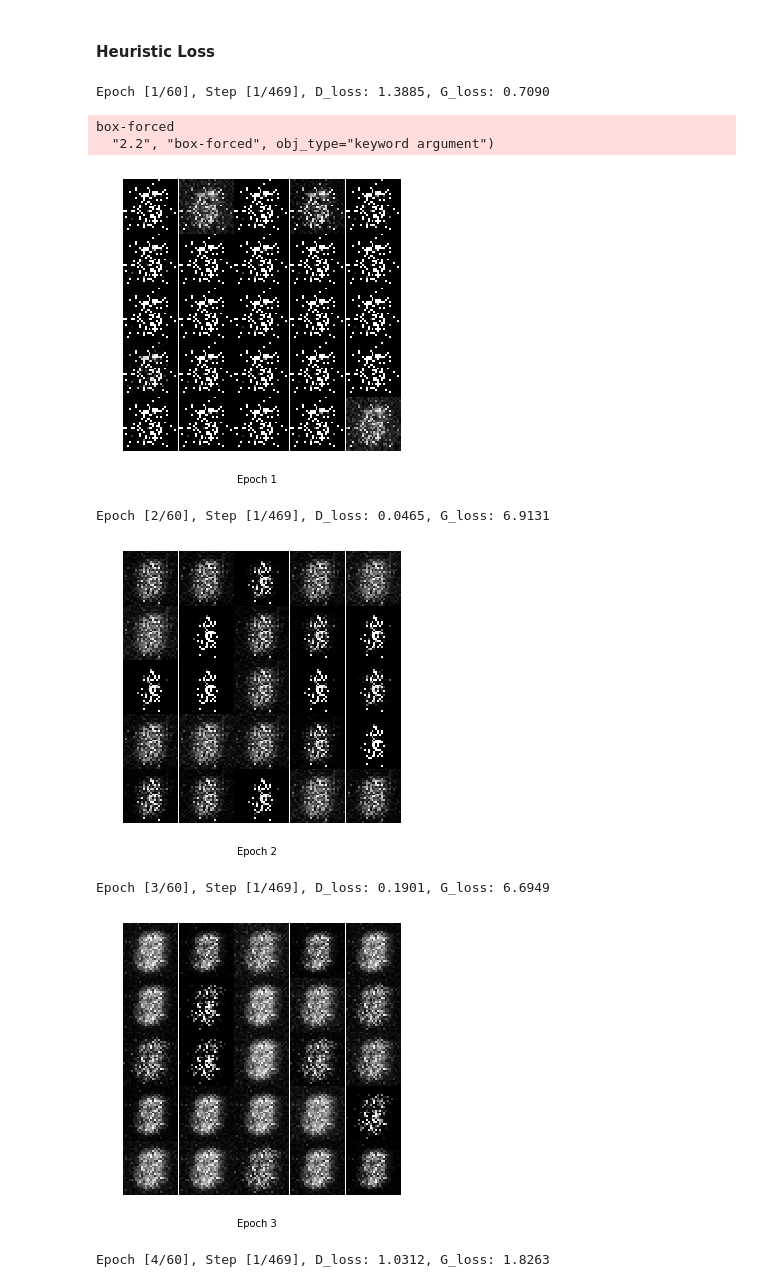
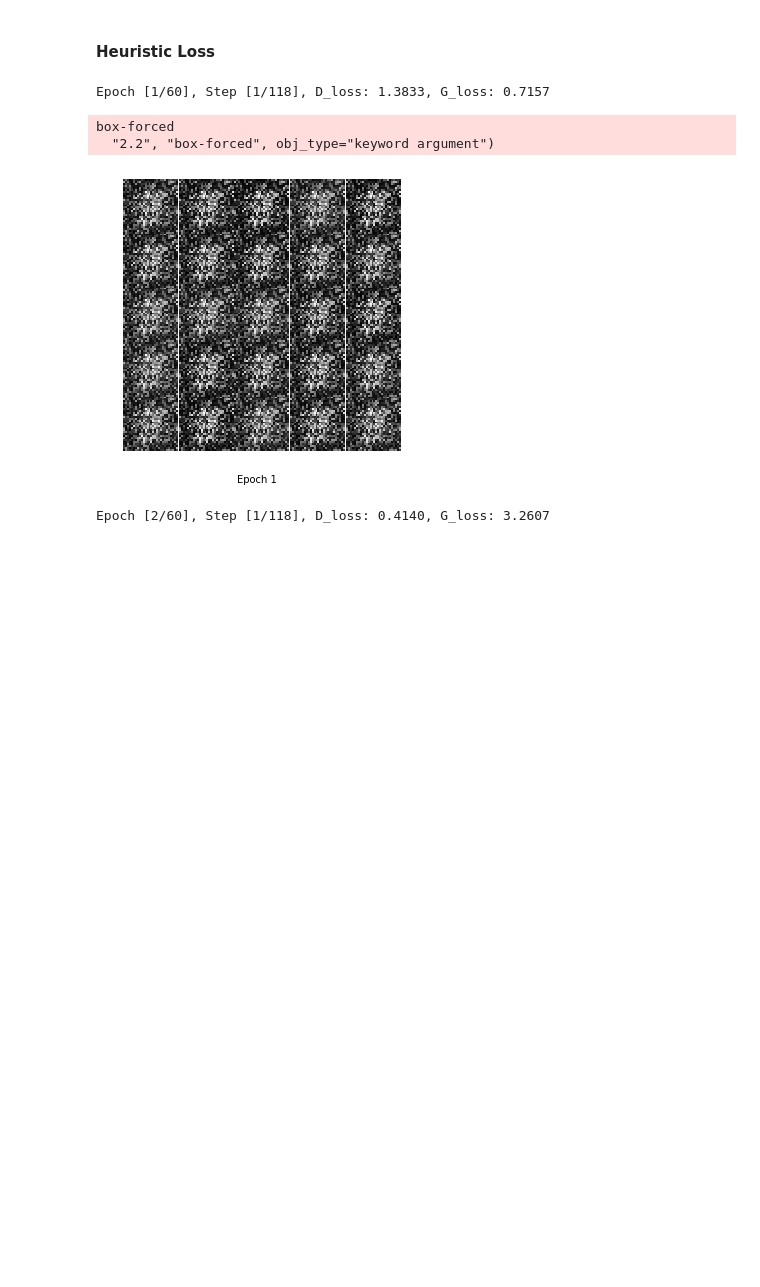
Before and after one commit to vicgalle/samsi-deep-learning, a Jupyter notebook: 5_intro_gans.ipynb, the cells around one changed output. Drawn from its saved outputs; the diff is of its cells as text; code cells hidden in the pictures; blank space fills up the shorter version.

Commit message:
add device

```diff
--- a/5_intro_gans.ipynb
+++ b/5_intro_gans.ipynb
@@ -46,13 +46,14 @@ def plot_result(generator, noise, num_epoch=1, save=False, save_dir='MNIST_GAN_r
     plt.show()
 # %%
 image_size = 28
-batch_size = 128
+batch_size = 512
 Gn_hidden = [256, 512, 1024]
 Dn_hidden = Gn_hidden
 dim_z = 100
 lr = 0.0002
 n_out = 28*28
 num_epochs = 60
+device="cpu"
 # %% [markdown]
 ### Get the data
 # %% [markdown]
@@ -185,8 +186,8 @@ class Discriminator(torch.nn.Module):
 # %% [markdown]
 ### GAN Loss Definition
 # %%
-gen = Generator(Gn_hidden, dim_z, n_out).to("cuda")
-disc = Discriminator(Dn_hidden, n_out).to("cuda")
+gen = Generator(Gn_hidden, dim_z, n_out).to(device)
+disc = Discriminator(Dn_hidden, n_out).to(device)
 ##
 gen_optimizer = optim.Adam(gen.parameters(), lr=lr)
 disc_optimizer = optim.Adam(disc.parameters(), lr=lr)
@@ -215,18 +216,18 @@ for epoch in range(num_epochs):
 
         # image data
         batch_size = images.size()[0]
-        x_ = images.view(-1, n_out).to("cuda")
+        x_ = images.view(-1, n_out).to(device)
 
         # labels
-        y_real_ = torch.ones(batch_size, 1).to("cuda")
-        y_fake_ = torch.zeros(batch_size, 1).to("cuda")
+        y_real_ = torch.ones(batch_size, 1).to(device)
+        y_fake_ = torch.zeros(batch_size, 1).to(device)
 
         # Train discriminator with real data
         disc_real_decision = disc(x_)
         disc_real_loss = bce(disc_real_decision, y_real_)
 
         # Train discriminator with fake data
-        zmodel = torch.randn(batch_size, dim_z).to("cuda")
+        zmodel = torch.randn(batch_size, dim_z).to(device)
         gen_image = gen(zmodel)
         disc_fake_decision = disc(gen_image)
         disc_fake_loss = bce(disc_fake_decision, y_fake_)
@@ -238,7 +239,7 @@ for epoch in range(num_epochs):
         disc_optimizer.step()
 
         # Train generator
-        zmodel = torch.randn(batch_size, dim_z).to("cuda")
+        zmodel = torch.randn(batch_size, dim_z).to(device)
         gen_image = gen(zmodel)
         disc_fake_decision = disc(gen_image)
         disc_fake_loss = bce(disc_fake_decision, y_fake_)
@@ -283,8 +284,8 @@ KeyboardInterrupt:
 # %% [markdown]
 #### Heuristic Loss
 # %%
-gen = Generator(Gn_hidden, dim_z, n_out).to("cuda")
-disc = Discriminator(Dn_hidden, n_out).to("cuda")
+gen = Generator(Gn_hidden, dim_z, n_out).to(device)
+disc = Discriminator(Dn_hidden, n_out).to(device)
 ##
 gen_optimizer = optim.Adam(gen.parameters(), lr=lr)
 disc_optimizer = optim.Adam(disc.parameters(), lr=lr)
@@ -291,9 +298,4 @@ disc_optimizer = optim.Adam(disc.parameters(), lr=lr)
 # %%
-disc_avg_losses = []
-gen_avg_losses = []
-num_test_samples = 5*5
-fixed_noise = torch.randn(num_test_samples, dim_z)
-bce = torch.nn.BCELoss()
 for epoch in range(num_epochs):
 
     disc_losses = []
@@ -304,18 +306,18 @@ for epoch in range(num_epochs):
 
         # image data
         batch_size = images.size()[0]
-        x_ = images.view(-1, n_out).to("cuda")
+        x_ = images.view(-1, n_out).to(device)
 
         # labels
-        y_real_ = torch.ones(batch_size, 1).to("cuda")
-        y_fake_ = torch.zeros(batch_size, 1).to("cuda")
+        y_real_ = torch.ones(batch_size, 1).to(device)
+        y_fake_ = torch.zeros(batch_size, 1).to(device)
 
         # Train discriminator with real data
         disc_real_decision = disc(x_)
         disc_real_loss = bce(disc_real_decision, y_real_)
 
         # Train discriminator with fake data
-        zmodel = torch.randn(batch_size, dim_z).to("cuda")
+        zmodel = torch.randn(batch_size, dim_z).to(device)
         gen_image = gen(zmodel)
         disc_fake_decision = disc(gen_image)
         disc_fake_loss = bce(disc_fake_decision, y_fake_)
@@ -327,43 +329,39 @@ for epoch in range(num_epochs):
         disc_optimizer.step()
 
         # Train generator
-        zmodel = torch.randn(batch_size, dim_z).to("cuda")
+        zmodel = torch.randn(batch_size, dim_z).to(device)
         gen_image = gen(zmodel)
 
         disc_fake_decision = disc(gen_image)
         gen_loss = bce(disc_fake_decision, y_real_)
 
         # Back propagation
         disc.zero_grad()
         gen.zero_grad()
         gen_loss.backward()
         gen_optimizer.step()
 
         # loss values
         disc_losses.append(disc_loss.data)
         gen_losses.append(gen_loss.data)
 
         if i%1000==0:
             print('Epoch [%d/%d], Step [%d/%d], D_loss: %.4f, G_loss: %.4f'
                   % (epoch+1, num_epochs, i+1, len(train_loader), disc_loss.data, gen_loss.data))
 
     disc_avg_loss = torch.mean(torch.FloatTensor(disc_losses))
     gen_avg_loss = torch.mean(torch.FloatTensor(gen_losses))
 
     # avg loss values for plot
     disc_avg_losses.append(disc_avg_loss)
     gen_avg_losses.append(gen_avg_loss)
 
 
     # Show result for fixed noise
     plot_result(gen, fixed_noise, epoch, save=False, fig_size=(5, 5))
 # %% [output]
-Epoch [1/60], Step [1/469], D_loss: 1.3885, G_loss: 0.7090
+Epoch [1/60], Step [1/118], D_loss: 1.3833, G_loss: 0.7157
 box-forced
   "2.2", "box-forced", obj_type="keyword argument")
-[figure, old version]
+[figure, new version]
-Epoch [2/60], Step [1/469], D_loss: 0.0465, G_loss: 6.9131
+Epoch [2/60], Step [1/118], D_loss: 0.4140, G_loss: 3.2607
-[figure, removed]
-Epoch [3/60], Step [1/469], D_loss: 0.1901, G_loss: 6.6949
-[figure, removed]
-Epoch [4/60], Step [1/469], D_loss: 1.0312, G_loss: 1.8263
```
Also changed, not shown: parts of 5 cells of this notebook.
